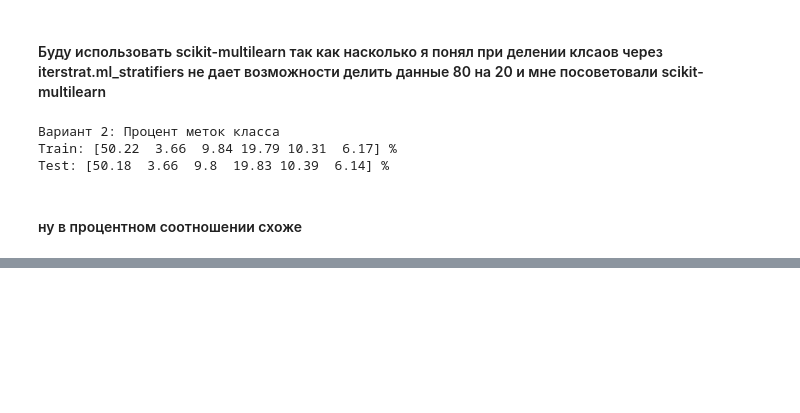
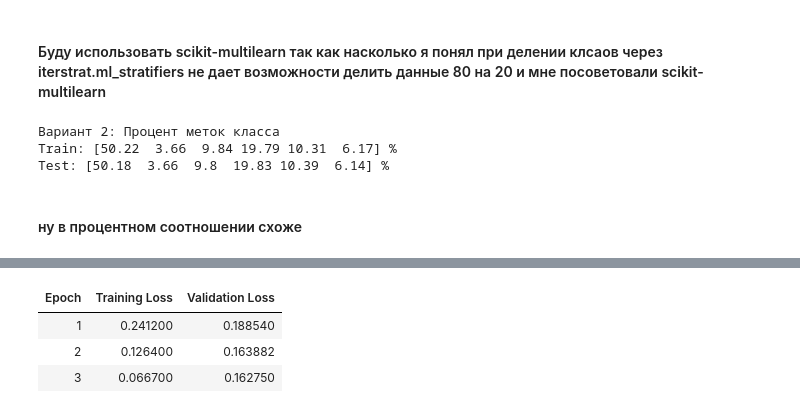
Before and after one commit to Sr123Saha/4_intensiv_4, a Jupyter notebook: main.ipynb, the cells around one changed output, grey strips where cells are left out. Saved outputs shown, nothing was run; the diff lists cells and outputs as text; code cells hidden in the pictures; blank space fills up the shorter version.

```diff
--- a/main.ipynb
+++ b/main.ipynb
@@ -419,0 +433,85 @@ Test: [50.18  3.66  9.8  19.83 10.39  6.14] %
+# %%
+
+
+MODEL_NAME = "DeepPavlov/rubert-base-cased"
+
+
+tokenizer = BertTokenizer.from_pretrained(MODEL_NAME)
+
+
+class CustomDataset(Dataset):
+    def __init__(self, texts, labels):
+        self.encodings = tokenizer(
+            texts, padding=True, truncation=True, max_length=512, return_tensors="pt"
+        )
+        self.labels = torch.tensor(labels, dtype=torch.float)
+
+    def __getitem__(self, idx):
+        return {
+            'input_ids': self.encodings['input_ids'][idx],
+            'attention_mask': self.encodings['attention_mask'][idx],
+            'labels': self.labels[idx]
+        }
+
+    def __len__(self):
+        return len(self.labels)
+
+TEXTS_TRAIN = X_train
+Y_TRAIN = y_train
+TEXTS_TEST = X_test
+Y_TEST = y_test
+
+
+train_dataset = CustomDataset(TEXTS_TRAIN, Y_TRAIN)
+test_dataset = CustomDataset(TEXTS_TEST, Y_TEST)
+
+
+model = BertForSequenceClassification.from_pretrained(
+    MODEL_NAME,
+    num_labels=Y_TRAIN.shape[1],
+    problem_type="multi_label_classification"
+)
+
+
+training_args = TrainingArguments(
+    output_dir='./rubert_results',
+    per_device_train_batch_size=7,
+    gradient_accumulation_steps=2,
+    num_train_epochs=4,
+    eval_strategy="epoch",
+    save_strategy="epoch",
+    logging_dir='./logs_rubert',
+    logging_steps=50,
+    fp16=True,
+    dataloader_num_workers=0,
+    load_best_model_at_end=True,
+    metric_for_best_model="eval_loss"
+)
+
+
+trainer = Trainer(
+    model=model,
+    args=training_args,
+    train_dataset=train_dataset,
+    eval_dataset=test_dataset
+)
+
+
+trainer.train()
+
+
+predictions = trainer.predict(test_dataset)
+y_pred_logits = predictions.predictions
+y_pred = (torch.sigmoid(torch.tensor(y_pred_logits)) > 0.5).int().numpy()
+
+
+print("\n🔎 Classification Report:")
+print(classification_report(Y_TEST, y_pred, digits=4))
+
+print("\n📊 Дополнительные метрики:")
+print(f"Micro F1-score:     {f1_score(Y_TEST, y_pred, average='micro'):.4f}")
+print(f"Macro F1-score:     {f1_score(Y_TEST, y_pred, average='macro'):.4f}")
+print(f"Weighted F1-score:  {f1_score(Y_TEST, y_pred, average='weighted'):.4f}")
+print(f"Hamming loss:       {hamming_loss(Y_TEST, y_pred):.4f}")
+print(f"Subset accuracy:    {accuracy_score(Y_TEST, y_pred):.4f} (все метки совпали)")
+# %% [output]
@@ -419,0 +521,4 @@ Test: [50.18  3.66  9.8  19.83 10.39  6.14] %
+| Epoch | Training Loss | Validation Loss |
+| 1 | 0.241200 | 0.188540 |
+| 2 | 0.126400 | 0.163882 |
+| 3 | 0.066700 | 0.162750 |
```
Also changed, not shown: parts of 9 cells of this notebook.
